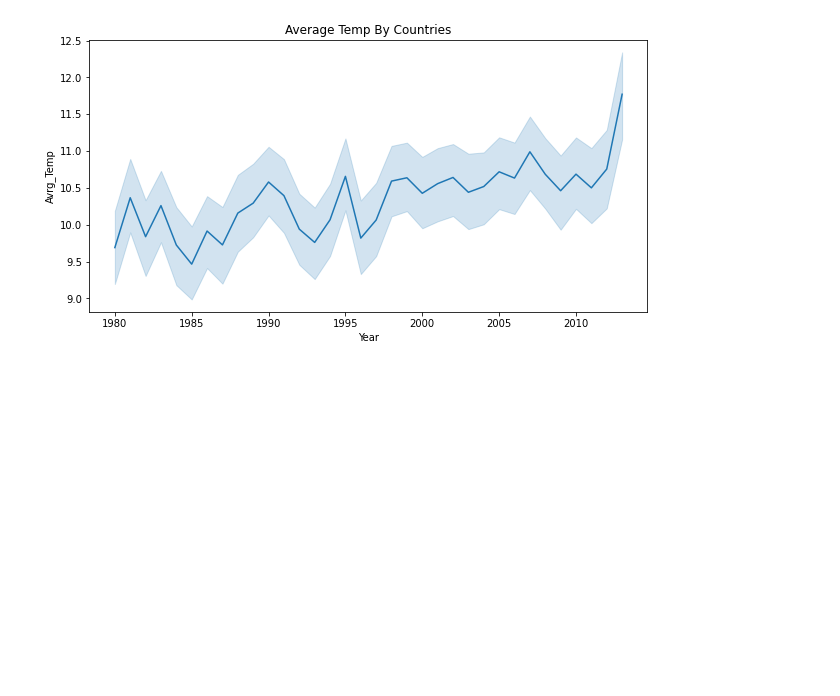
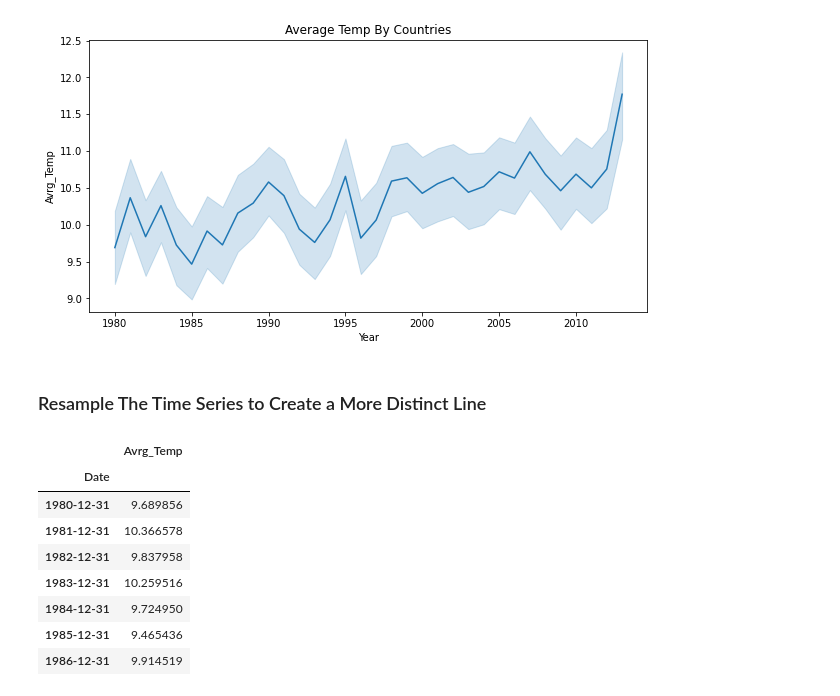
Before and after one commit to OkomoJacob/timeSeriesForecasting, a Jupyter notebook: ClimateGlobal Warming Prediction/timeSeries.ipynb, the cells around one changed output. Drawn from its saved outputs; the diff is of its cells as text; code cells hidden in the pictures; blank space fills up the shorter version.

```diff
--- a/ClimateGlobal Warming Prediction/timeSeries.ipynb
+++ b/ClimateGlobal Warming Prediction/timeSeries.ipynb
@@ -207,0 +206,15 @@ plt.show()
+# %% [markdown]
+### Resample The Time Series to Create a More Distinct Line
+# %%
+resample_df = latest_df[['Avrg_Temp']].resample('A').mean()
+resample_df.head(7)
+# %% [output]
+|  | Avrg_Temp |
+| Date |  |
+| 1980-12-31 | 9.689856 |
+| 1981-12-31 | 10.366578 |
+| 1982-12-31 | 9.837958 |
+| 1983-12-31 | 10.259516 |
+| 1984-12-31 | 9.724950 |
+| 1985-12-31 | 9.465436 |
+| 1986-12-31 | 9.914519 |
```
Also changed, not shown: parts of 1 cell of this notebook.
